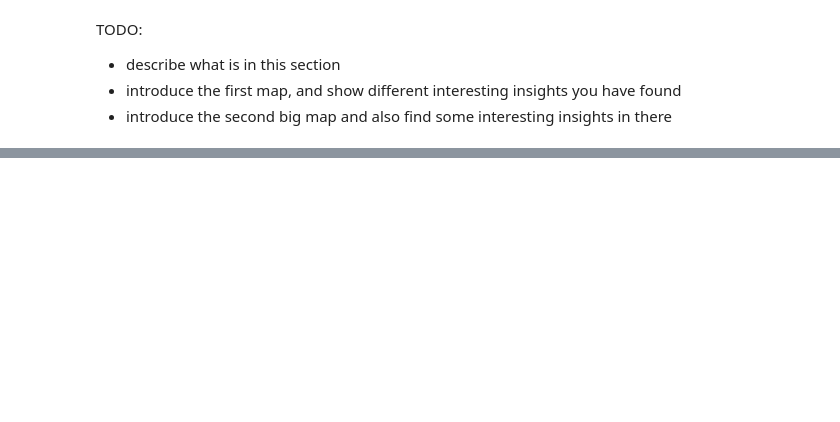
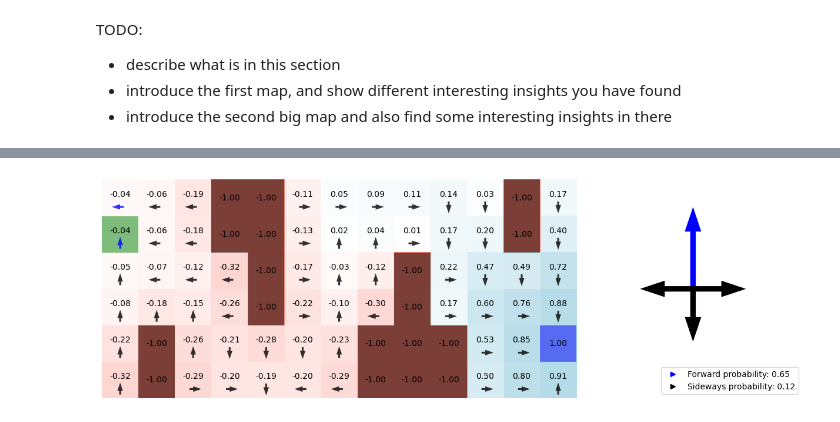
Before and after one commit to nickobard/ZUM-Artificial-Intelligence-Foundations-Practicals, a Jupyter notebook: semestral_work/semestral_work.ipynb, the cells around one changed output, grey strips where cells are left out. Drawn from its saved outputs; the diff is of its cells as text; code cells hidden in the pictures; blank space fills up the shorter version.

```diff
--- a/semestral_work/semestral_work.ipynb
+++ b/semestral_work/semestral_work.ipynb
@@ -69,0 +197,11 @@ TODO:
+# %%
+visualizer.iteration_plot(**{'empty_reward': 0.0,
+                             'epsilon': 0.0009999999999999998,
+                             'finish_reward': 1.0,
+                             'forward_prob': 0.65,
+                             'gamma': 0.9500000000000002,
+                             'iteration': 78,
+                             'obstacle_reward': -1.0}
+                          )
+# %% [output]
+[figure, added]
```
Also changed, not shown: parts of 25 cells of this notebook.
